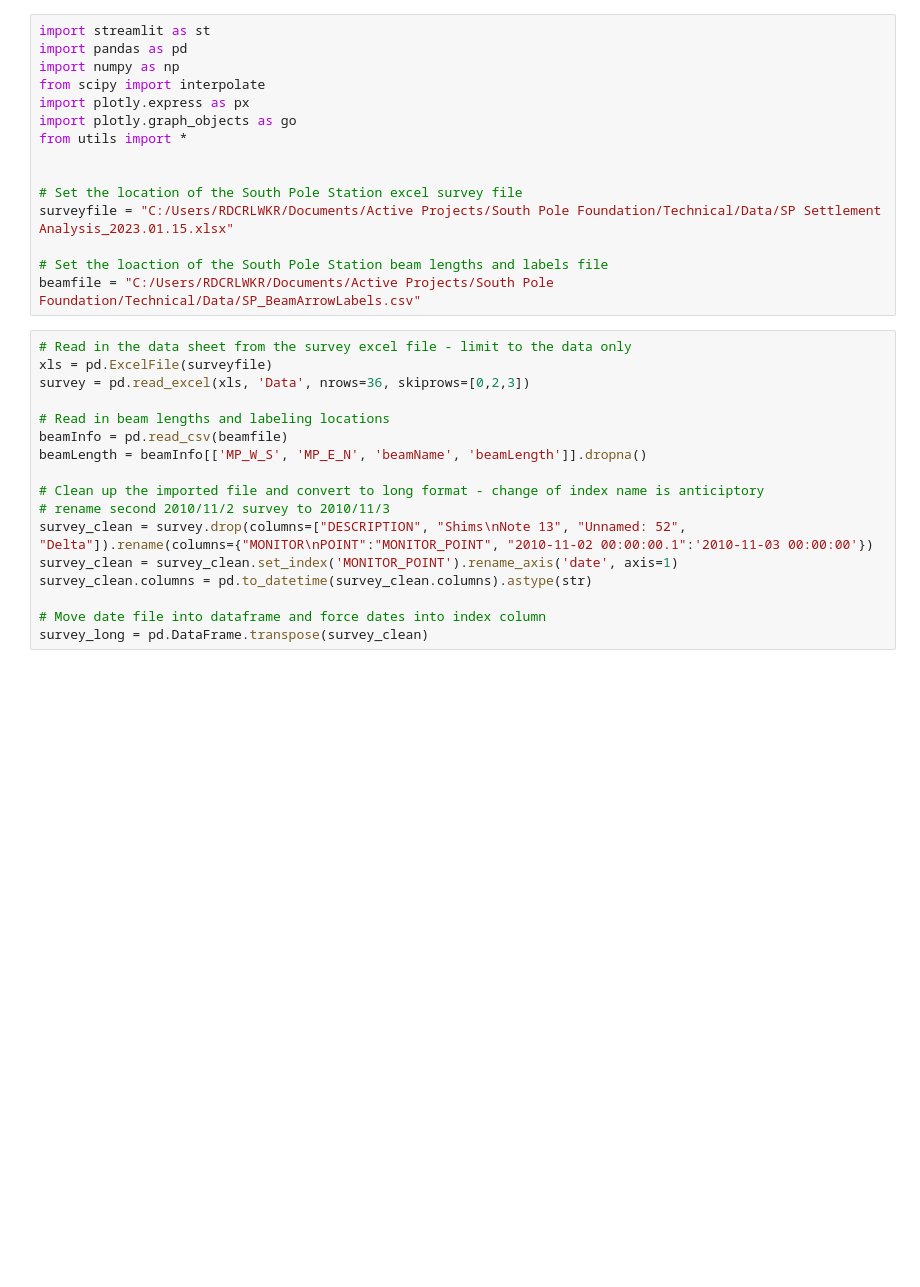
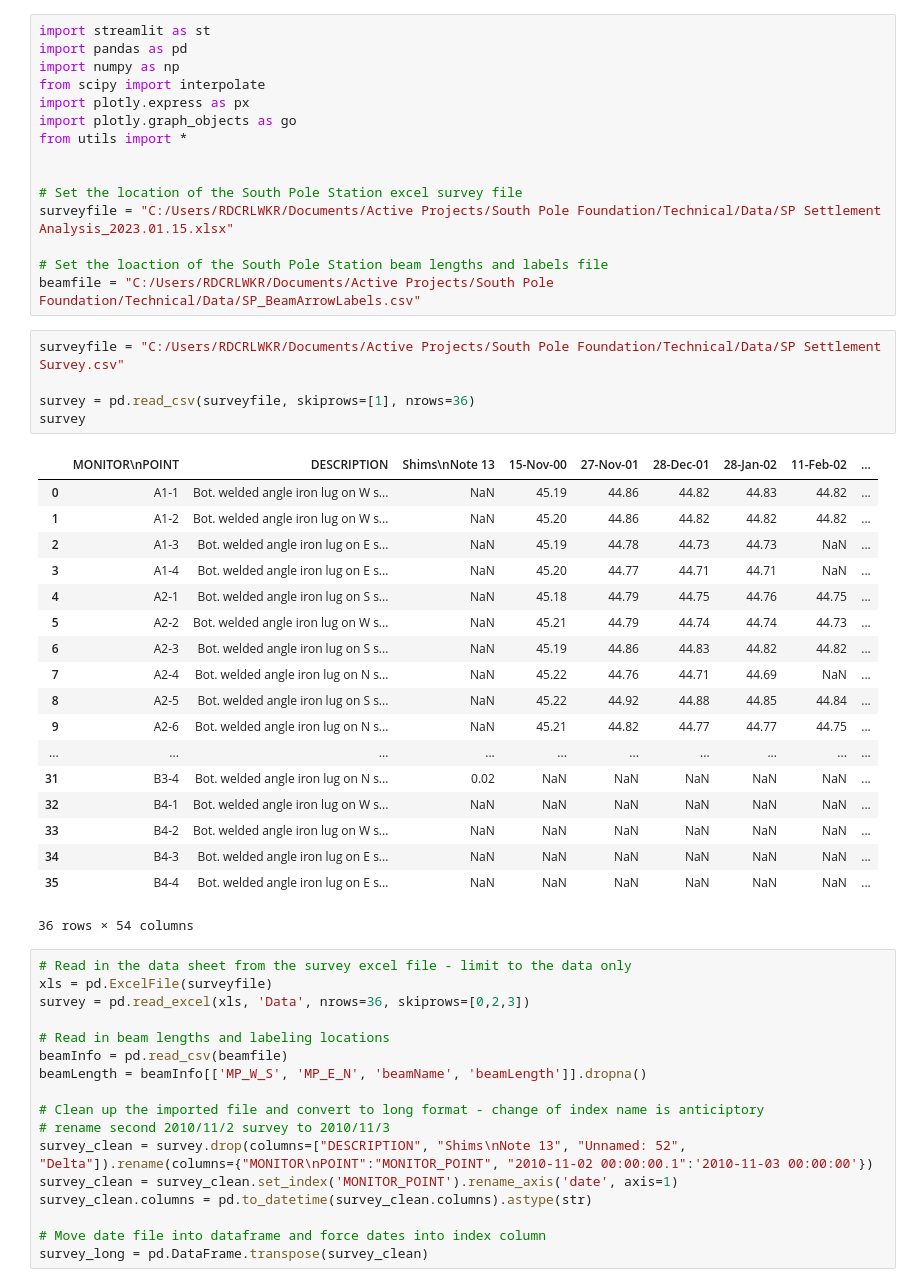
Before and after one commit to wyattreis/SouthPoleStationFoundation, a Jupyter notebook: SouthPoleStationSettlement.ipynb, the cells around one changed output. Drawn from its saved outputs; the diff is of its cells as text; blank space fills up the shorter version.

```diff
--- a/SouthPoleStationSettlement.ipynb
+++ b/SouthPoleStationSettlement.ipynb
@@ -19,6 +18,30 @@ surveyfile = "C:/Users/RDCRLWKR/Documents/Active Projects/South Pole Foundation/
 
 # Set the loaction of the South Pole Station beam lengths and labels file
 beamfile = "C:/Users/RDCRLWKR/Documents/Active Projects/South Pole Foundation/Technical/Data/SP_BeamArrowLabels.csv"
+# %%
+surveyfile = "C:/Users/RDCRLWKR/Documents/Active Projects/South Pole Foundation/Technical/Data/SP Settlement Survey.csv"
+
+survey = pd.read_csv(surveyfile, skiprows=[1], nrows=36)
+survey
+# %% [output]
+|  | MONITOR\nPOINT | DESCRIPTION | Shims\nNote 13 | 15-Nov-00 | 27-Nov-01 | 28-Dec-01 | 28-Jan-02 | 11-Feb-02 | ... |
+| 0 | A1-1 | Bot. welded angle iron lug on W s... | NaN | 45.19 | 44.86 | 44.82 | 44.83 | 44.82 | ... |
+| 1 | A1-2 | Bot. welded angle iron lug on W s... | NaN | 45.20 | 44.86 | 44.82 | 44.82 | 44.82 | ... |
+| 2 | A1-3 | Bot. welded angle iron lug on E s... | NaN | 45.19 | 44.78 | 44.73 | 44.73 | NaN | ... |
+| 3 | A1-4 | Bot. welded angle iron lug on E s... | NaN | 45.20 | 44.77 | 44.71 | 44.71 | NaN | ... |
+| 4 | A2-1 | Bot. welded angle iron lug on S s... | NaN | 45.18 | 44.79 | 44.75 | 44.76 | 44.75 | ... |
+| 5 | A2-2 | Bot. welded angle iron lug on W s... | NaN | 45.21 | 44.79 | 44.74 | 44.74 | 44.73 | ... |
+| 6 | A2-3 | Bot. welded angle iron lug on S s... | NaN | 45.19 | 44.86 | 44.83 | 44.82 | 44.82 | ... |
+| 7 | A2-4 | Bot. welded angle iron lug on N s... | NaN | 45.22 | 44.76 | 44.71 | 44.69 | NaN | ... |
+| 8 | A2-5 | Bot. welded angle iron lug on S s... | NaN | 45.22 | 44.92 | 44.88 | 44.85 | 44.84 | ... |
+| 9 | A2-6 | Bot. welded angle iron lug on N s... | NaN | 45.21 | 44.82 | 44.77 | 44.77 | 44.75 | ... |
+| ... | ... | ... | ... | ... | ... | ... | ... | ... | ... |
+| 31 | B3-4 | Bot. welded angle iron lug on N s... | 0.02 | NaN | NaN | NaN | NaN | NaN | ... |
+| 32 | B4-1 | Bot. welded angle iron lug on W s... | NaN | NaN | NaN | NaN | NaN | NaN | ... |
+| 33 | B4-2 | Bot. welded angle iron lug on W s... | NaN | NaN | NaN | NaN | NaN | NaN | ... |
+| 34 | B4-3 | Bot. welded angle iron lug on E s... | NaN | NaN | NaN | NaN | NaN | NaN | ... |
+| 35 | B4-4 | Bot. welded angle iron lug on E s... | NaN | NaN | NaN | NaN | NaN | NaN | ... |
+36 rows × 54 columns
 # %%
 # Read in the data sheet from the survey excel file - limit to the data only
 xls = pd.ExcelFile(surveyfile)
```
Also changed, not shown: parts of 8 cells of this notebook, 2 other files.
